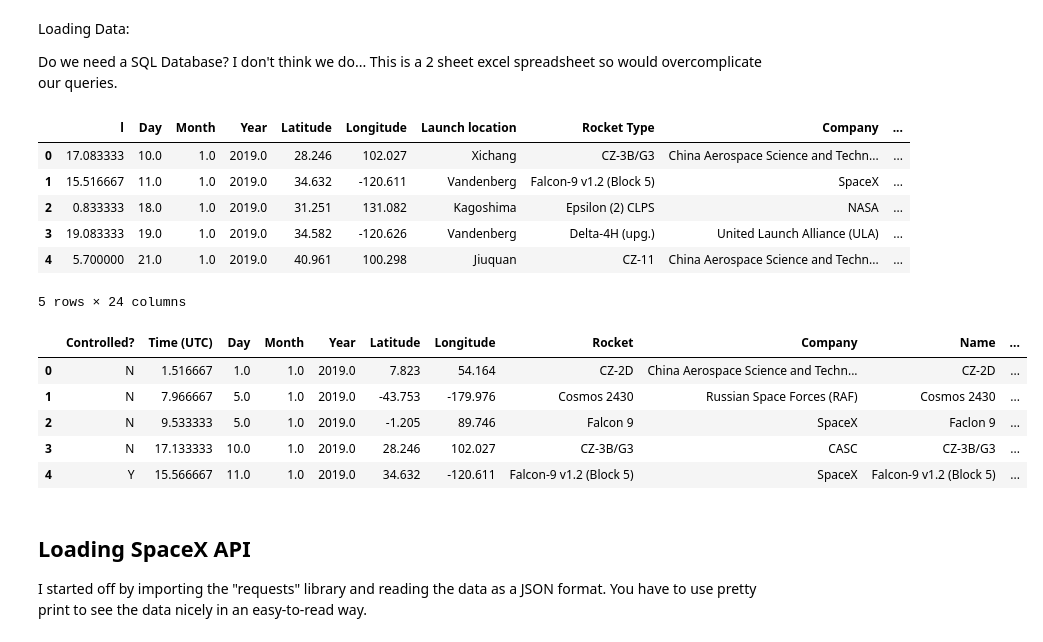
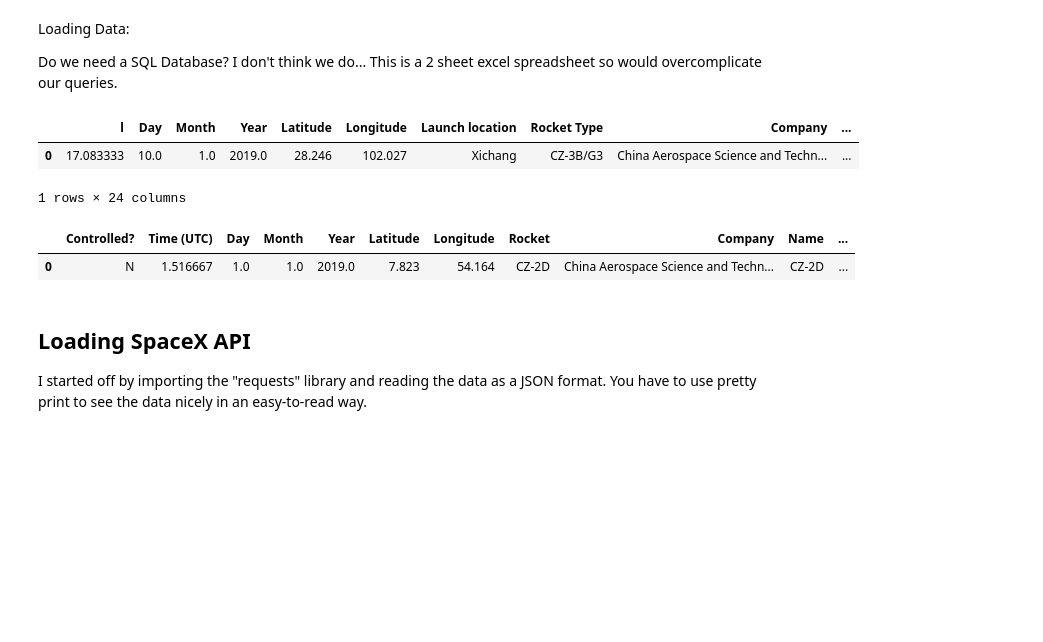
Before and after one commit to AbigailKempson/CFG_final_project, a Jupyter notebook: CFG_Final_Project_Version_3.ipynb, the cells around one changed output. Cells and saved outputs as stored; diff of their text form; code cells hidden in the pictures; blank space fills up the shorter version.

```diff
--- a/CFG_Final_Project_Version_3.ipynb
+++ b/CFG_Final_Project_Version_3.ipynb
@@ -18,26 +18,18 @@ import pandas as pd
 
 all_launch_df = pd.read_excel("Launch and re-entry database added company.xlsx", sheet_name="2019 launches")
 # %%
-all_launch_df.head()
+all_launch_df.head(1)
 # %% [output]
 |  | l | Day | Month | Year | Latitude | Longitude | Launch location | Rocket Type | Company | ... |
 | 0 | 17.083333 | 10.0 | 1.0 | 2019.0 | 28.246 | 102.027 | Xichang | CZ-3B/G3 | China Aerospace Science and Techn... | ... |
-| 1 | 15.516667 | 11.0 | 1.0 | 2019.0 | 34.632 | -120.611 | Vandenberg | Falcon-9 v1.2 (Block 5) | SpaceX | ... |
-| 2 | 0.833333 | 18.0 | 1.0 | 2019.0 | 31.251 | 131.082 | Kagoshima | Epsilon (2) CLPS | NASA | ... |
-| 3 | 19.083333 | 19.0 | 1.0 | 2019.0 | 34.582 | -120.626 | Vandenberg | Delta-4H (upg.) | United Launch Alliance (ULA) | ... |
-| 4 | 5.700000 | 21.0 | 1.0 | 2019.0 | 40.961 | 100.298 | Jiuquan | CZ-11 | China Aerospace Science and Techn... | ... |
-5 rows × 24 columns
+1 rows × 24 columns
 # %%
 reentries_df = pd.read_excel("Launch and re-entry database added company.xlsx", sheet_name="2019 re-entries")
 # %%
-reentries_df.head(5)
+reentries_df.head(1)
 # %% [output]
 |  | Controlled? | Time (UTC) | Day | Month | Year | Latitude | Longitude | Rocket | Company | Name | ... |
 | 0 | N | 1.516667 | 1.0 | 1.0 | 2019.0 | 7.823 | 54.164 | CZ-2D | China Aerospace Science and Techn... | CZ-2D | ... |
-| 1 | N | 7.966667 | 5.0 | 1.0 | 2019.0 | -43.753 | -179.976 | Cosmos 2430 | Russian Space Forces (RAF) | Cosmos 2430 | ... |
-| 2 | N | 9.533333 | 5.0 | 1.0 | 2019.0 | -1.205 | 89.746 | Falcon 9 | SpaceX | Faclon 9 | ... |
-| 3 | N | 17.133333 | 10.0 | 1.0 | 2019.0 | 28.246 | 102.027 | CZ-3B/G3 | CASC | CZ-3B/G3 | ... |
-| 4 | Y | 15.566667 | 11.0 | 1.0 | 2019.0 | 34.632 | -120.611 | Falcon-9 v1.2 (Block 5) | SpaceX | Falcon-9 v1.2 (Block 5) | ... |
 # %% [markdown]
 ## Loading SpaceX API
 
```
Also changed, not shown: parts of 49 cells of this notebook.
